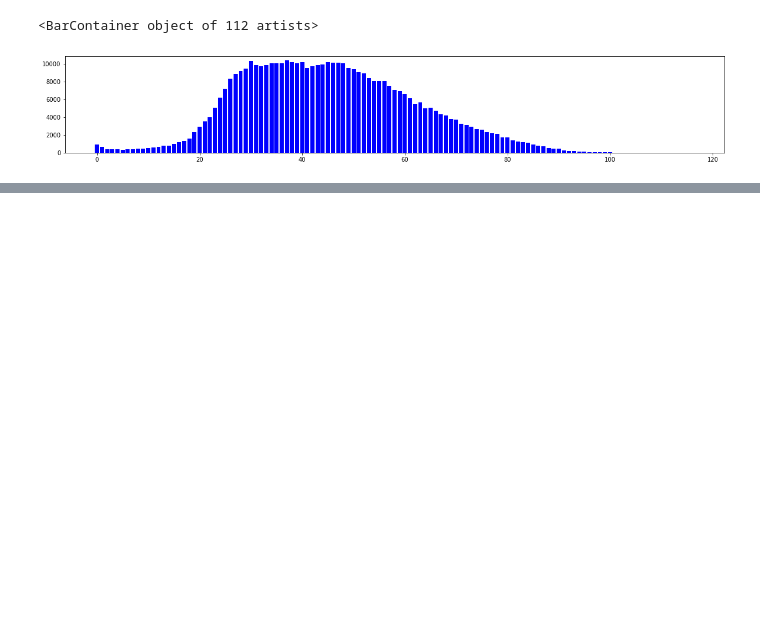
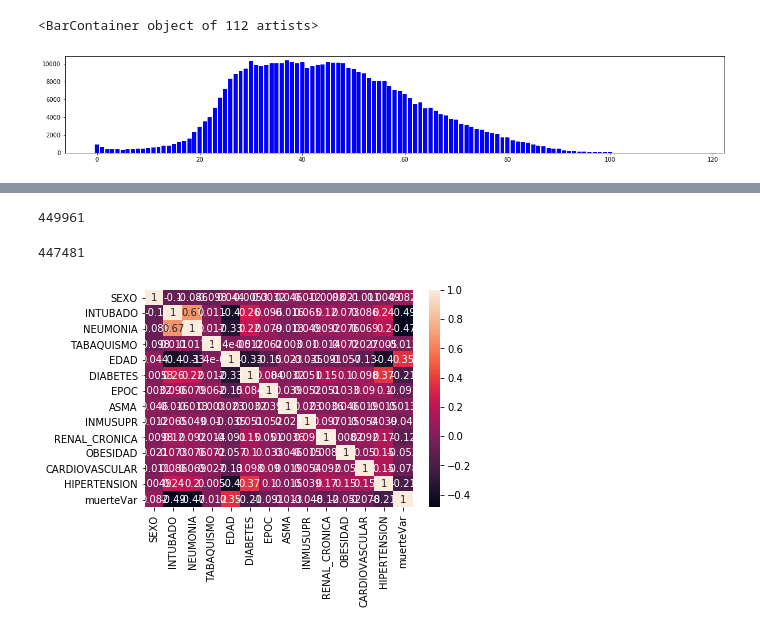
Before and after one commit to berelieta/project1, a Jupyter notebook: Exploración y Limpieza Datos.ipynb, the cells around one changed output, grey strips where cells are left out. Drawn from its saved outputs; the diff is of its cells as text; code cells hidden in the pictures; blank space fills up the shorter version.

```diff
--- a/Exploración y Limpieza Datos.ipynb
+++ b/Exploración y Limpieza Datos.ipynb
@@ -199,0 +263,2 @@ plt.bar(edad_df['index'], edad_df['EDAD'], color="b", align="center")
+# %%
+df['muerteVar'] = np.where(df['muerte']== True, 1, 0)
@@ -199,0 +285,21 @@ plt.bar(edad_df['index'], edad_df['EDAD'], color="b", align="center")
+# %%
+import seaborn as sn
+
+corr_df = pd.DataFrame(df,columns=["SEXO","INTUBADO","NEUMONIA","TABAQUISMO","EDAD","DIABETES","EPOC","ASMA","INMUSUPR","RENAL_CRONICA", "OBESIDAD", "CARDIOVASCULAR", "HIPERTENSION","muerteVar"])
+# %%
+len(corr_df)
+# %% [output]
+449961
+# %%
+corr_df = corr_df.drop(corr_df[(corr_df.NEUMONIA > 2) | (corr_df.TABAQUISMO > 2) | (corr_df.DIABETES > 2) | (corr_df.EPOC > 2) | (corr_df.ASMA > 2) | (corr_df.INMUSUPR > 2) | (corr_df.RENAL_CRONICA > 2) | (corr_df.OBESIDAD > 2) | (corr_df.CARDIOVASCULAR > 2) | (corr_df.HIPERTENSION > 2)].index)
+# %%
+len(corr_df)
+# %% [output]
+447481
+# %%
+
+corrMatrix = corr_df.corr()
+sn.heatmap(corrMatrix, annot=True)
+plt.show()
+# %% [output]
+[figure, added]
```
Also changed, not shown: parts of 9 cells of this notebook.
